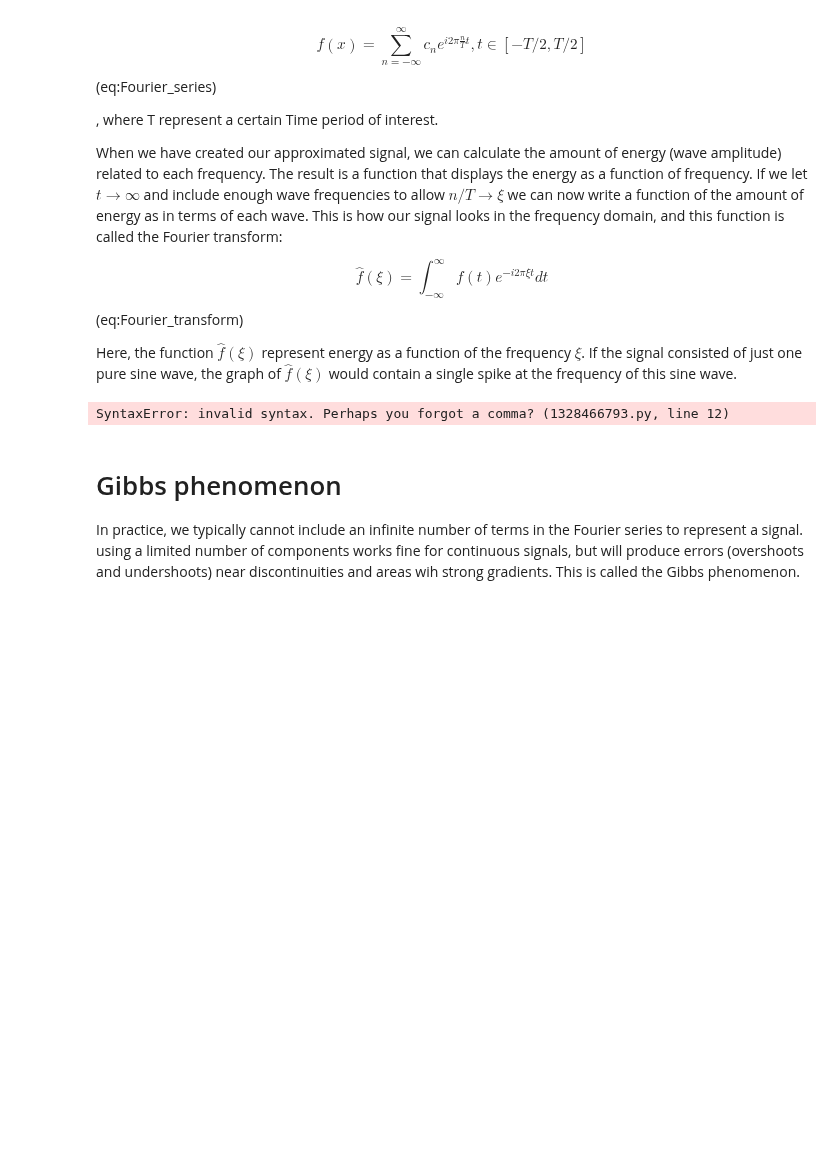
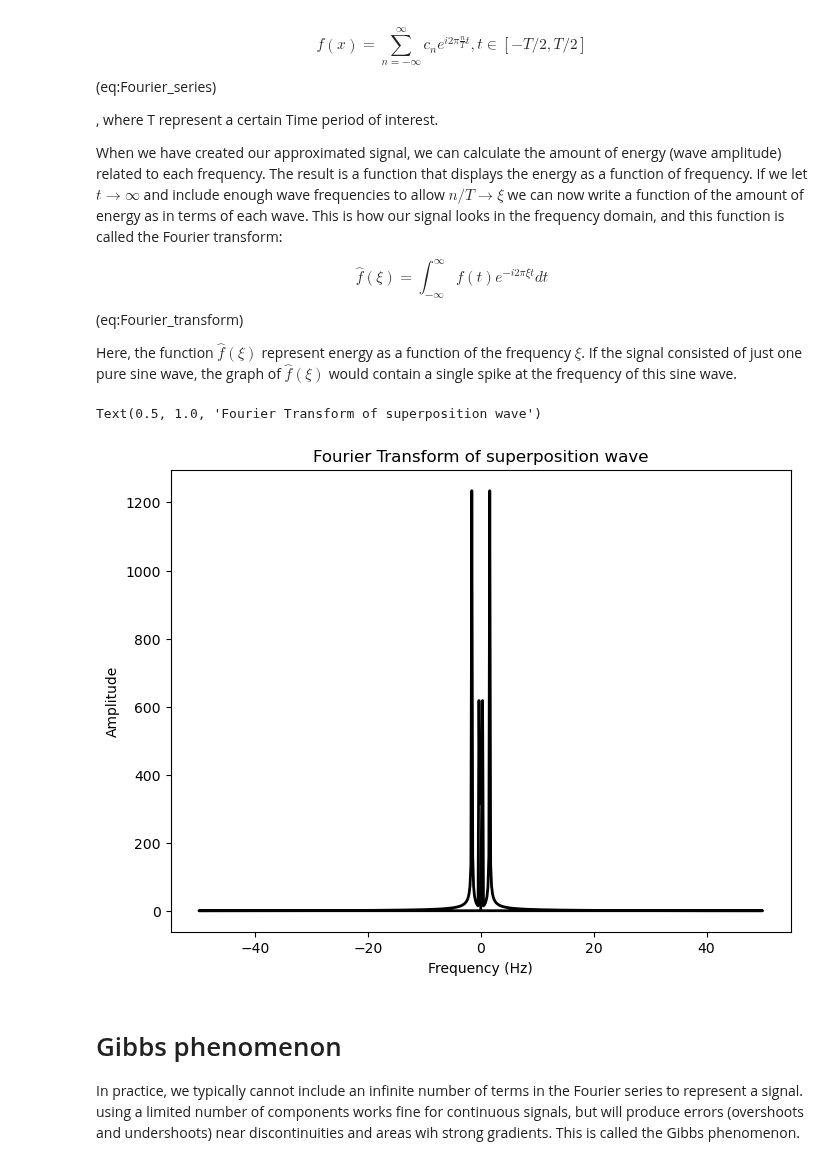
Before and after one commit to thorbjornmoeUiB/GEOF211_compendium, a Jupyter notebook: GEOF211_book/_build/jupyter_execute/Useful_calculus/Fourier_transforms.ipynb, the cells around one changed output. Drawn from its saved outputs; the diff is of its cells as text; code cells hidden in the pictures; blank space fills up the shorter version.

```diff
--- a/GEOF211_book/_build/jupyter_execute/Useful_calculus/Fourier_transforms.ipynb
+++ b/GEOF211_book/_build/jupyter_execute/Useful_calculus/Fourier_transforms.ipynb
@@ -84,21 +84,22 @@ Here, the function $\hat{f}(\xi)$ represent energy as a function of the frequenc
 # %%
 from scipy.fft import fft
 
 # Compute the Fourier transform
 superposition_wave_fft = fft(superposition_wave)
 
 # Frequency values for the Fourier transform
 sampling_rate = 1 / (t[1] - t[0]) #1 sample per second
 frequencies = np.fft.fftfreq(len(t), d=1/sampling_rate)
 
 # Plot the Fourier transform
 plt.figure(figsize=(8, 6))
-plt.plot(frequencies, np.abs(superposition_wave_fft),'k',lw=2. label="Fourier Transform")
+plt.plot(frequencies, np.abs(superposition_wave_fft),'k',lw=2, label="Fourier Transform")
 plt.xlabel("Frequency (Hz)")
 plt.ylabel("Amplitude")
 plt.title("Fourier Transform of superposition wave")
 # %% [output]
-SyntaxError: invalid syntax. Perhaps you forgot a comma? (1328466793.py, line 12)
+Text(0.5, 1.0, 'Fourier Transform of superposition wave')
+[figure, added]
 # %% [markdown]
 # Gibbs phenomenon
 In practice, we typically cannot include an infinite number of terms in the Fourier series to represent a signal. using a limited number of components works fine for continuous signals, but will produce errors (overshoots and undershoots) near discontinuities and areas wih strong gradients. This is called the Gibbs phenomenon.
```
Also changed, not shown: 8 other files.
